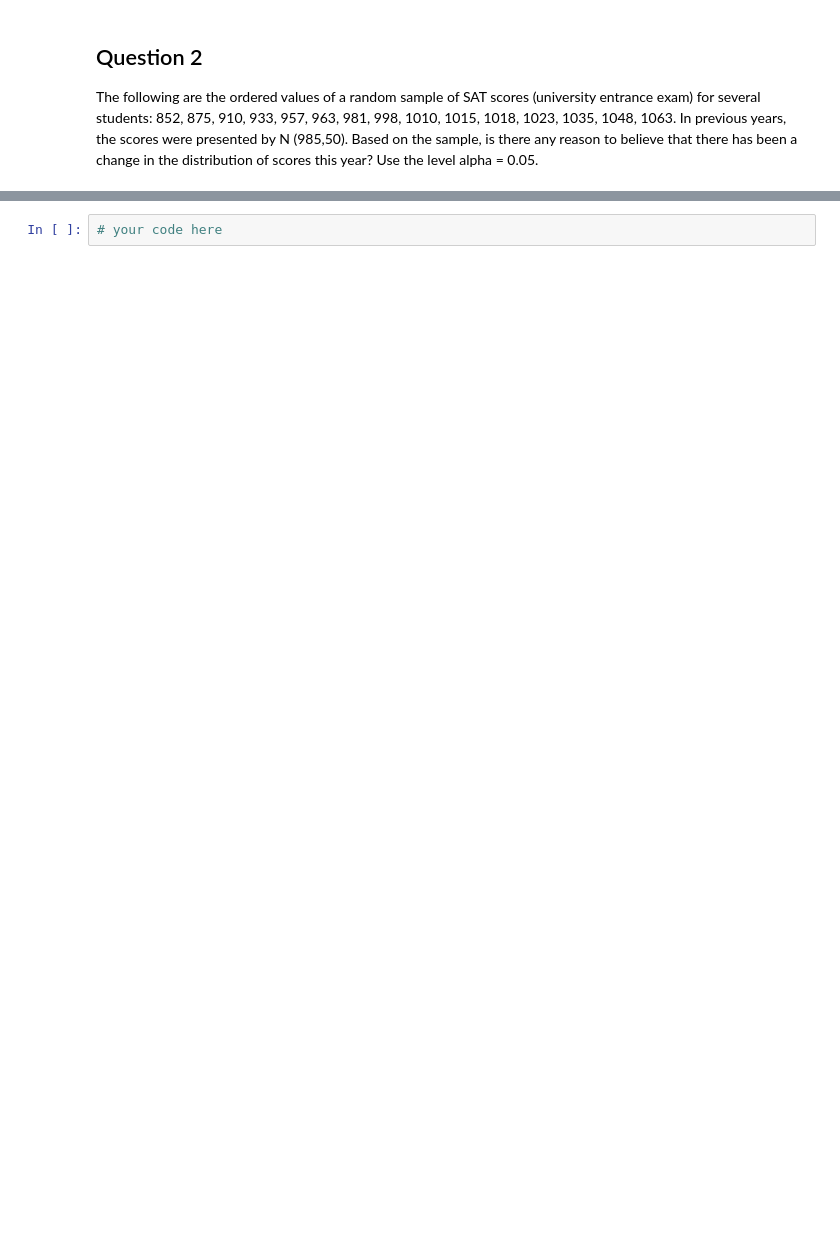
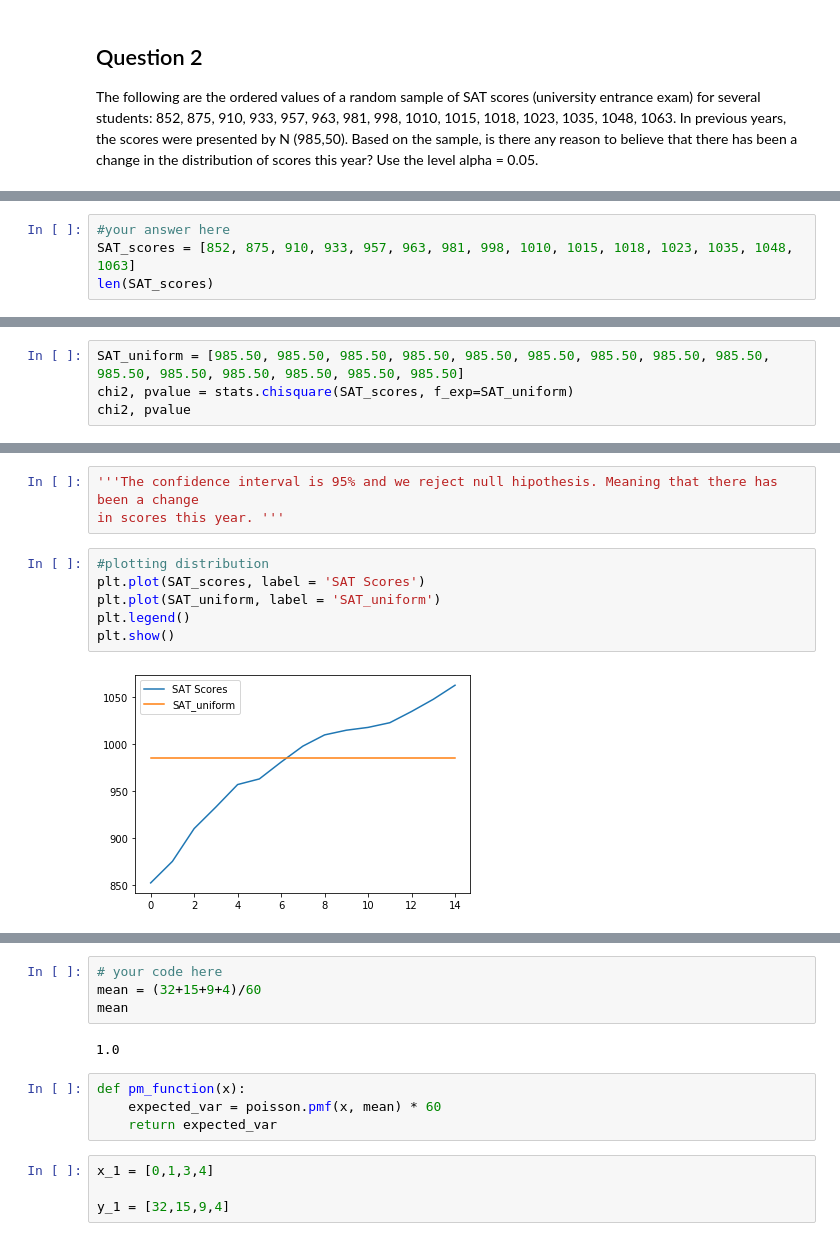
Before and after one commit to ta-data-lis/lab-goodfit-indeptests, a Jupyter notebook: your_code/main.ipynb, the cells around one changed output, grey strips where cells are left out. Cells and saved outputs as stored; diff of their text form; blank space fills up the shorter version.

```diff
--- a/your_code/main.ipynb
+++ b/your_code/main.ipynb
@@ -14,0 +50,4 @@ The following are the ordered values of a random sample of SAT scores (universit
+# %%
+#your answer here
+SAT_scores = [852, 875, 910, 933, 957, 963, 981, 998, 1010, 1015, 1018, 1023, 1035, 1048, 1063]
+len(SAT_scores)
@@ -14,0 +56,4 @@ The following are the ordered values of a random sample of SAT scores (universit
+# %%
+SAT_uniform = [985.50, 985.50, 985.50, 985.50, 985.50, 985.50, 985.50, 985.50, 985.50, 985.50, 985.50, 985.50, 985.50, 985.50, 985.50]
+chi2, pvalue = stats.chisquare(SAT_scores, f_exp=SAT_uniform)
+chi2, pvalue
@@ -15,3 +69,14 @@ The following are the ordered values of a random sample of SAT scores (universit
+# %%
+'''The confidence interval is 95% and we reject null hipothesis. Meaning that there has been a change
+in scores this year. '''
+# %%
+#plotting distribution
+plt.plot(SAT_scores, label = 'SAT Scores')
+plt.plot(SAT_uniform, label = 'SAT_uniform')
+plt.legend()
+plt.show()
+# %% [output]
+[figure, added]
 # %% [markdown]
 ## Question 3
 Let's analyze a discrete distribution. To analyze the number of defective items in a factory in the city of Medellín, we took a random sample of n = 60 articles and observed the number of defectives in the following table:
@@ -25,3 +90,15 @@ A poissón distribution was proposed since it is defined for x = 0,1,2,3, .... u
 Does the distribution of defective items follow this distribution?
 # %%
 # your code here
+mean = (32+15+9+4)/60
+mean
+# %% [output]
+1.0
+# %%
+def pm_function(x):
+    expected_var = poisson.pmf(x, mean) * 60
+    return expected_var
+# %%
+x_1 = [0,1,3,4]
+
+y_1 = [32,15,9,4]
```
Also changed, not shown: parts of 25 cells of this notebook.
